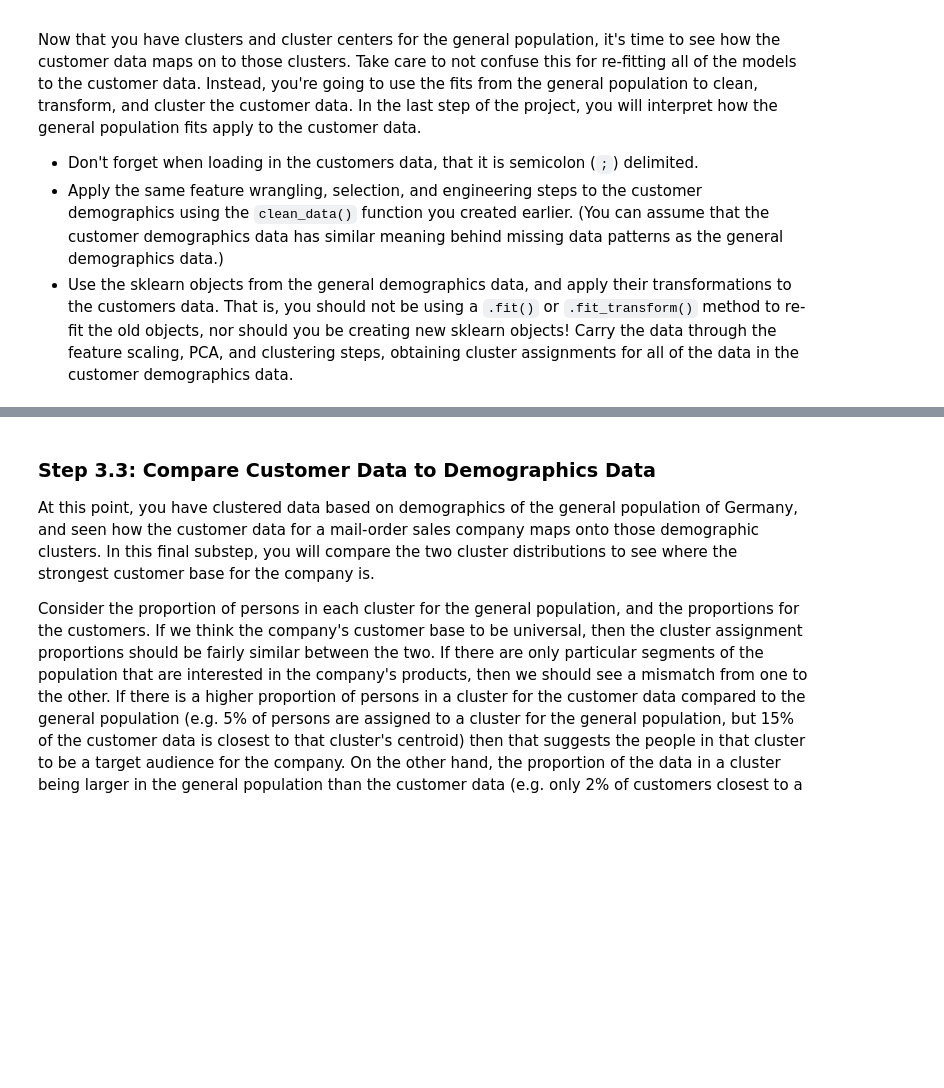
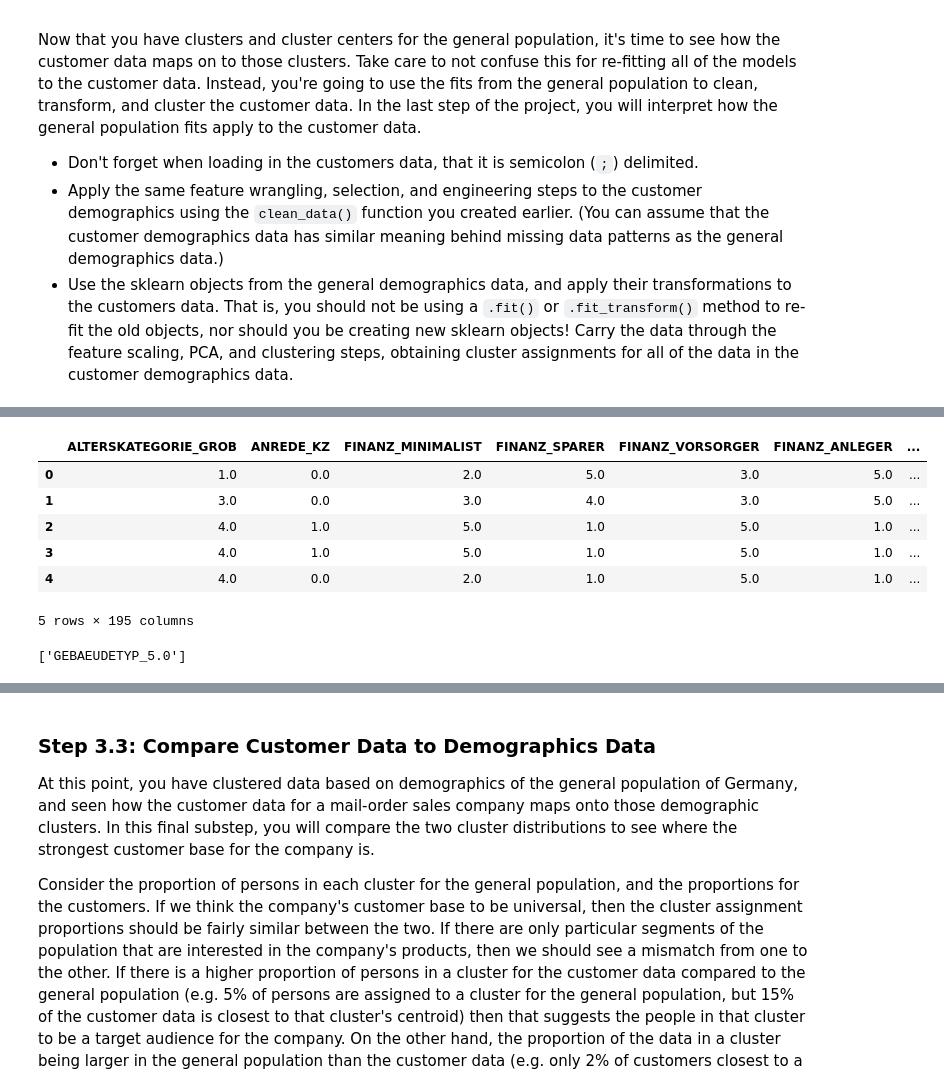
Before and after one commit to evelthon/Intro-to-Machine-Learning-with-Pytorch, a Jupyter notebook: projects/p3_Identify-Customer-Segments/Identify_Customer_Segments.ipynb, the cells around one changed output, grey strips where cells are left out. Saved outputs shown, nothing was run; the diff lists cells and outputs as text; code cells hidden in the pictures; blank space fills up the shorter version.

```diff
--- a/projects/p3_Identify-Customer-Segments/Identify_Customer_Segments.ipynb
+++ b/projects/p3_Identify-Customer-Segments/Identify_Customer_Segments.ipynb
@@ -760,13 +760,13 @@ def clean_data(df):
     df["ANREDE_KZ"].replace({2:0,1:1},inplace=True)
     df["SOHO_KZ"].replace({0.0:0,1.0:1},inplace=True)
     df["OST_WEST_KZ"].replace({'W': 0,'O': 1},inplace=True)#non numerical variables
-    df=pd.get_dummies(data=df,columns=multi_level)
+    df=pd.get_dummies(data=df,columns=multi_level_categories)
 
 
     # select, re-encode, and engineer column values.
     # dropping the multilevel categorical columns
     for column in df.columns:
-        if column in multi_level:
+        if column in multi_level_categories:
             df.drop(column, axis=1, inplace=True)
 
 
@@ -791,7 +791,7 @@ def clean_data(df):
     col_list = df.columns
 
     # impute NaN
-    imputer = SimpleImputer(missing_values=np.nan, strategy='mean', axis=0)
+    imputer = SimpleImputer(missing_values=np.nan, strategy='mean')
 #     imputer = Imputer(strategy='mean', axis=0)
     df = imputer.fit_transform(df)
     df = pd.DataFrame(df, columns=col_list)
@@ -1141,0 +1171,15 @@ customers =
+# %%
+customers_clean.head()
+# %% [output]
+|  | ALTERSKATEGORIE_GROB | ANREDE_KZ | FINANZ_MINIMALIST | FINANZ_SPARER | FINANZ_VORSORGER | FINANZ_ANLEGER | ... |
+| 0 | 1.0 | 0.0 | 2.0 | 5.0 | 3.0 | 5.0 | ... |
+| 1 | 3.0 | 0.0 | 3.0 | 4.0 | 3.0 | 5.0 | ... |
+| 2 | 4.0 | 1.0 | 5.0 | 1.0 | 5.0 | 1.0 | ... |
+| 3 | 4.0 | 1.0 | 5.0 | 1.0 | 5.0 | 1.0 | ... |
+| 4 | 4.0 | 0.0 | 2.0 | 1.0 | 5.0 | 1.0 | ... |
+5 rows × 195 columns
+# %%
+# Check if there are any missing columns
+list(set(azdias_clean2.columns) - set(customers_clean))
+# %% [output]
+['GEBAEUDETYP_5.0']
```
Also changed, not shown: parts of 8 cells of this notebook.
